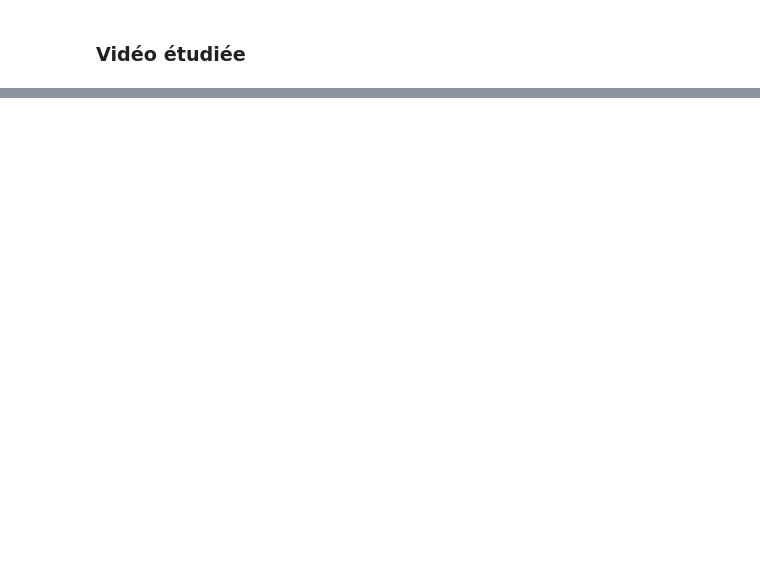
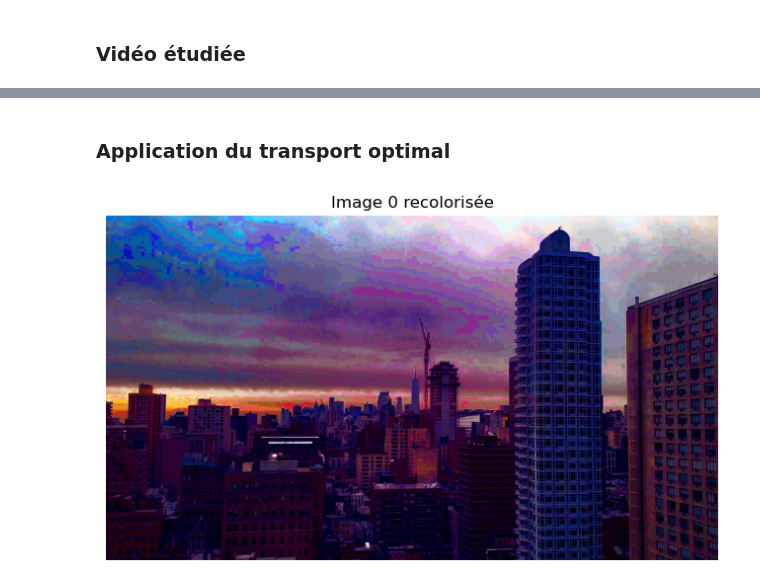
Before and after one commit to Bismuth10K/projet_integrateur_CMI_23-24, a Jupyter notebook: notebook.ipynb, the cells around one changed output, grey strips where cells are left out. Cells and saved outputs as stored; diff of their text form; code cells hidden in the pictures; blank space fills up the shorter version.

```diff
--- a/notebook.ipynb
+++ b/notebook.ipynb
@@ -290,0 +172,49 @@ plt.show()
+# %% [markdown]
+### Application du transport optimal
+# %%
+def tran_opt(Xs, Xt, X, img_shape, method = "emd"):
+    """
+    Applique le transfert optimal sur une image X en fonction de l'algorithme choisi par l'utilisateur
+    Entrées: - Xs(matrice): Matrice après clustering de l'image à colorer
+             - Xt(matrice): Matrice après clustering de l'image référence
+             - X(matrice): Matrice de l'image à colorer
+             - img_shape(shape): Dimension de l'image à colorer
+             - method(str): Modèle de transport optimal utilisé (EMD par défaut)
+    Sortie: - Image recolorisée
+    """
+    if method == "emd":
+        ot_model = ot.da.EMDTransport()
+    elif method == "sinkhorn":
+        ot_model = ot.da.SinkhornTransport(reg_e=1e-1)
+    elif method == "linear":
+        ot_model = ot.da.MappingTransport(
+            mu=1e0, eta=1e-8, bias=True, max_iter=20, verbose=True)
+    elif method == "gaussian":
+        ot_mapping_gaussian = ot.da.MappingTransport(
+            mu=1e0, eta=1e-2, sigma=1, bias=False, max_iter=10, verbose=True)
+    else:
+        print("Les quatres choix de modèles sont : \n- 'emd' : EMDTransport \n-'sinkhorn': SinkhornTransport \n-'linear': Mapping linéaire \n-'gaussian': Mapping Gaussien")
+        return None
+
+    ot_model.fit(Xs=Xs, Xt=Xt)
+    transp_Xs = ot_model.transform(Xs=X)
+    img = minmax(mat2im(transp_Xs, img_shape))
+    return img
+# %%
+img = tran_opt(Xs, Xt, X_to_color, frames[0].shape)
+# %%
+def showImage(img, title):
+    """
+    Affiche une image avec un titre associé
+    Entrées: - img(image): Image à afficher
+             - title(str): Titre de l'image
+    """
+    pl.figure(figsize=(8,8))
+    pl.imshow(img)
+    pl.axis('off')
+    pl.title(title)
+    pl.show()
+
+showImage(img, 'Image 0 recolorisée')
+# %% [output]
+[figure, added]
```
Also changed, not shown: parts of 28 cells of this notebook.
